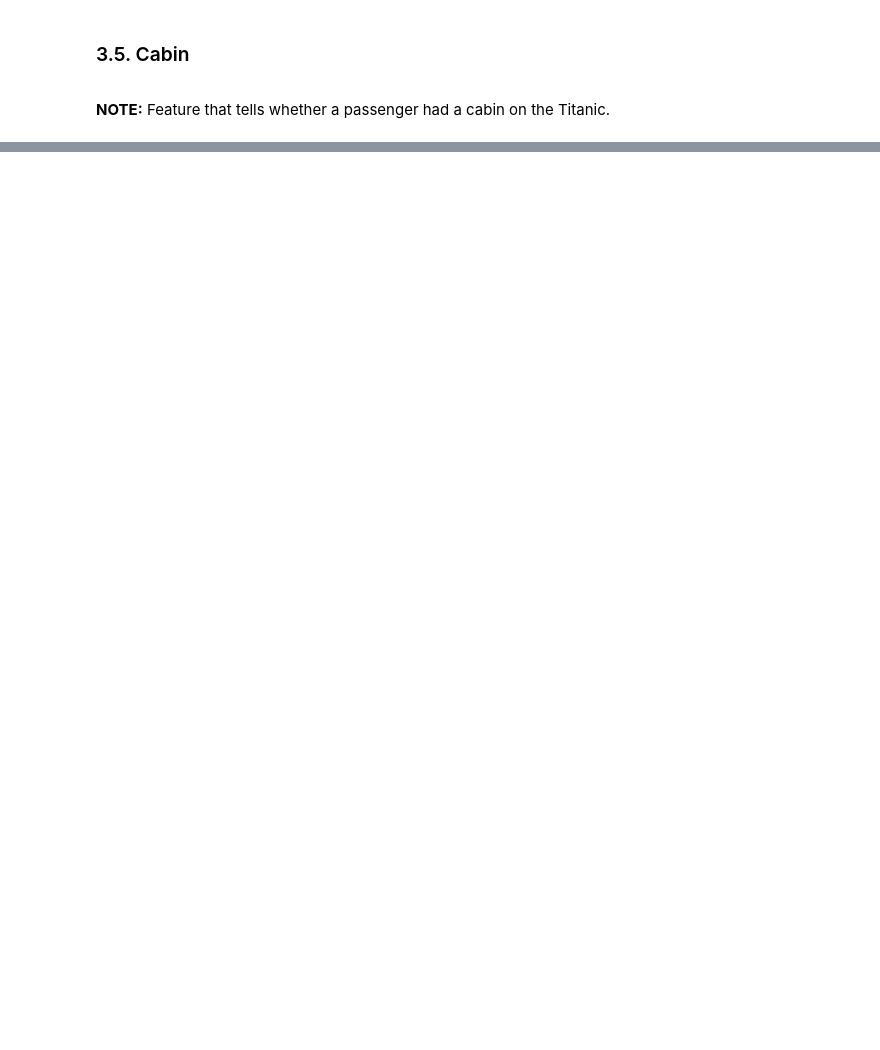
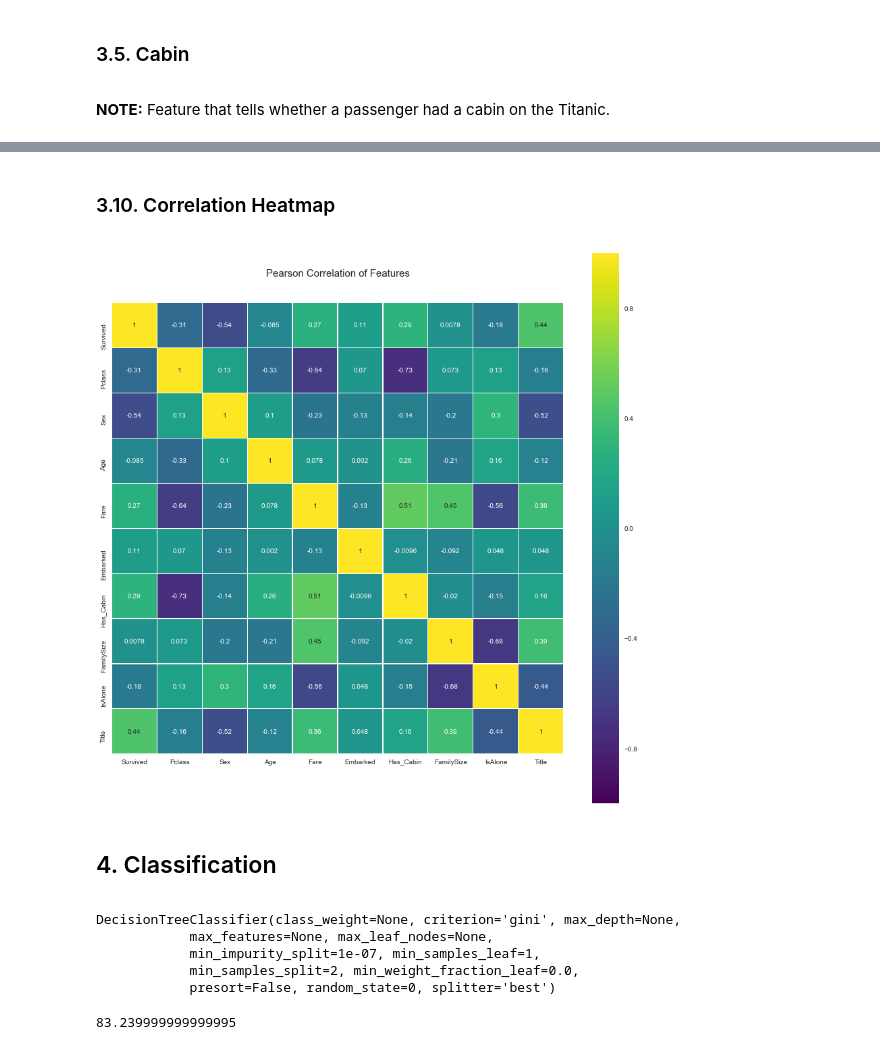
Before and after one commit to aghbit/BIT_AI, a Jupyter notebook: 2017_11_27_lab6/Pandas.ipynb, the cells around one changed output, grey strips where cells are left out. Saved outputs shown, nothing was run; the diff lists cells and outputs as text; code cells hidden in the pictures; blank space fills up the shorter version.

```diff
--- a/2017_11_27_lab6/Pandas.ipynb
+++ b/2017_11_27_lab6/Pandas.ipynb
@@ -358,0 +691,6 @@ for set_ in (train_set, test_set):
+# %%
+# Feature Selection
+drop_elements = ['PassengerId', 'Name', 'Ticket', 'Cabin', 'SibSp', 'Parch']
+
+train_set = train_set.drop(drop_elements, axis = 1)
+test_set = test_set.drop(drop_elements, axis = 1)
@@ -358,0 +720,14 @@ for set_ in (train_set, test_set):
+# %% [markdown]
+### 3.10. Correlation Heatmap
+<a id="correlation_heatmap"></a>
+# %%
+colormap = plt.cm.viridis
+plt.figure(figsize=(15,15))
+plt.title('Pearson Correlation of Features', y=1.05, size=15)
+sns.heatmap(train_set.astype(float).corr(),linewidths=0.1,vmax=1.0, square=True, cmap=colormap, linecolor='white', annot=True)
+plt.show()
+# %% [output]
+[figure, added]
+# %% [markdown]
+## 4. Classification
+<a id="classification"></a>
@@ -358,0 +740,15 @@ for set_ in (train_set, test_set):
+# %%
+from sklearn.tree import DecisionTreeClassifier
+classifier_DTC = DecisionTreeClassifier(criterion='gini', random_state = 0)
+classifier_DTC.fit(X_train, y_train)
+# %% [output]
+DecisionTreeClassifier(class_weight=None, criterion='gini', max_depth=None,
+            max_features=None, max_leaf_nodes=None,
+            min_impurity_split=1e-07, min_samples_leaf=1,
+            min_samples_split=2, min_weight_fraction_leaf=0.0,
+            presort=False, random_state=0, splitter='best')
+# %%
+acc_DTC = round(classifier_DTC.score(X_test, y_test) * 100, 2)
+acc_DTC
+# %% [output]
+83.239999999999995
```
Also changed, not shown: parts of 29 cells of this notebook.
